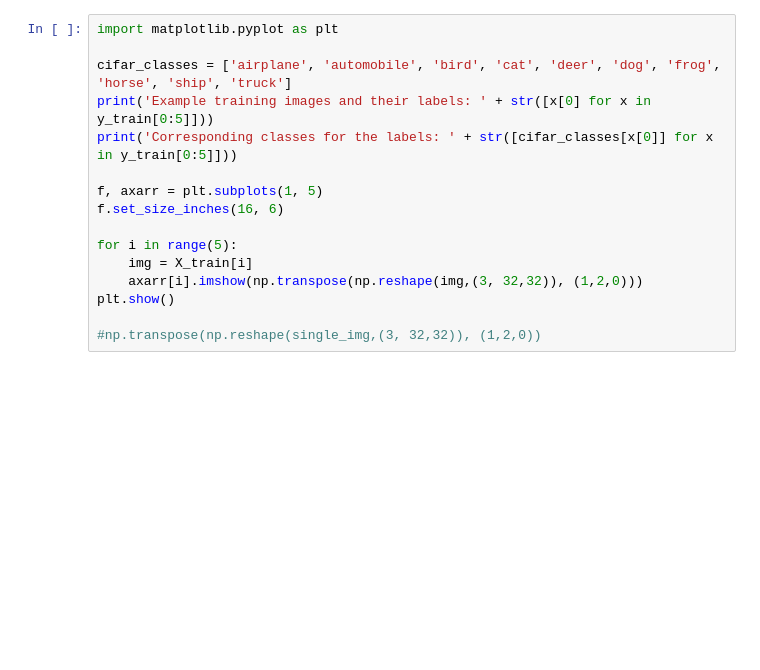
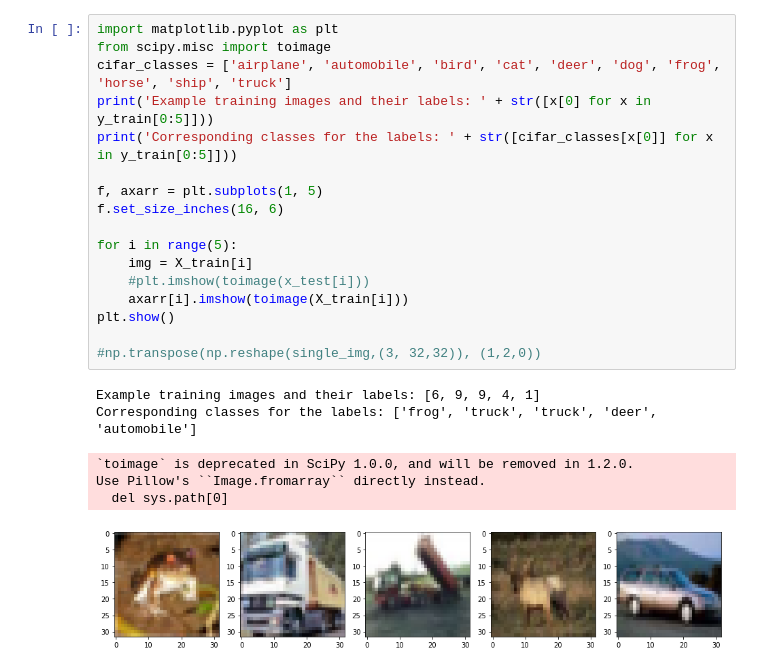
Before and after one commit to zhaoheng001/Generative-Network-Interpolation, a Jupyter notebook: image.ipynb, the cells around one changed output. Drawn from its saved outputs; the diff is of its cells as text; blank space fills up the shorter version.

```diff
--- a/image.ipynb
+++ b/image.ipynb
@@ -18,19 +29,27 @@ print(y_test.shape)
 # %%
 import matplotlib.pyplot as plt
-
+from scipy.misc import toimage
 cifar_classes = ['airplane', 'automobile', 'bird', 'cat', 'deer', 'dog', 'frog', 'horse', 'ship', 'truck']
 print('Example training images and their labels: ' + str([x[0] for x in y_train[0:5]]))
 print('Corresponding classes for the labels: ' + str([cifar_classes[x[0]] for x in y_train[0:5]]))
 
 f, axarr = plt.subplots(1, 5)
 f.set_size_inches(16, 6)
 
 for i in range(5):
     img = X_train[i]
-    axarr[i].imshow(np.transpose(np.reshape(img,(3, 32,32)), (1,2,0)))
+    #plt.imshow(toimage(x_test[i]))
+    axarr[i].imshow(toimage(X_train[i]))
 plt.show()
 
 #np.transpose(np.reshape(single_img,(3, 32,32)), (1,2,0))
+# %% [output]
+Example training images and their labels: [6, 9, 9, 4, 1]
+Corresponding classes for the labels: ['frog', 'truck', 'truck', 'deer', 'automobile']
+`toimage` is deprecated in SciPy 1.0.0, and will be removed in 1.2.0.
+Use Pillow's ``Image.fromarray`` directly instead.
+  del sys.path[0]
+[figure, added]
 # %%
 img = X_train[2]
 plt.imshow(np.transpose(np.reshape(img,(3, 32,32)), (1,2,0)))
```
Also changed, not shown: parts of 3 cells of this notebook.
